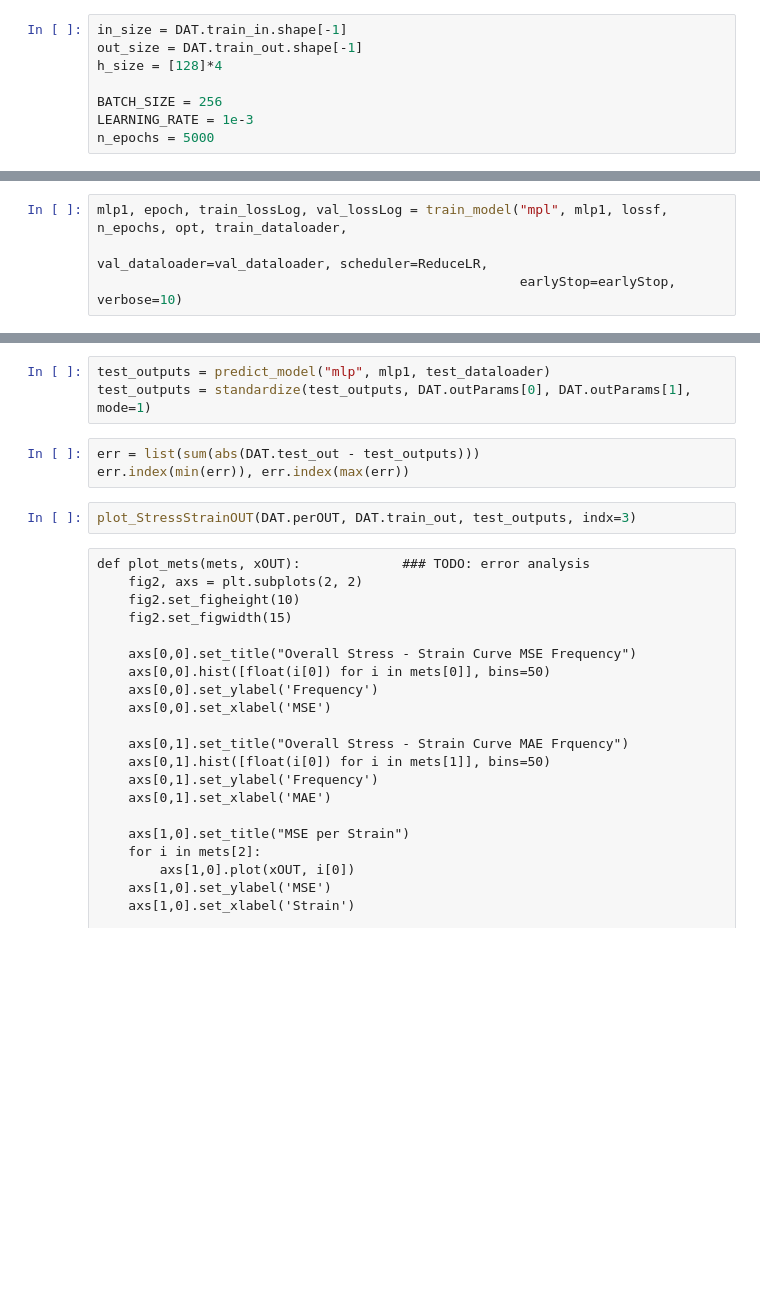
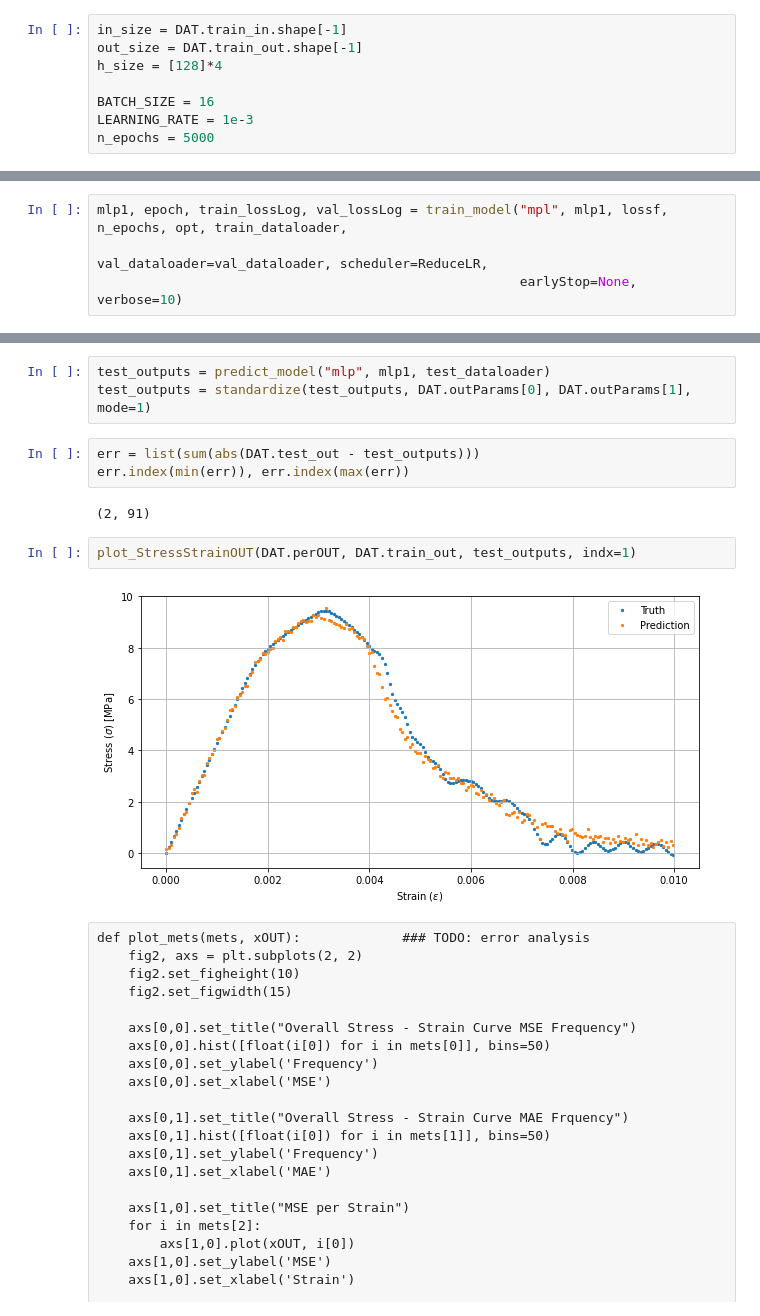
Before and after one commit to niccoforte/NF-PhD-gitRepo, a Jupyter notebook: code/MLP.ipynb, the cells around one changed output, grey strips where cells are left out. Cells and saved outputs as stored; diff of their text form; blank space fills up the shorter version.

```diff
--- a/code/MLP.ipynb
+++ b/code/MLP.ipynb
@@ -30,7 +30,7 @@ in_size = DAT.train_in.shape[-1]
 out_size = DAT.train_out.shape[-1]
 h_size = [128]*4
 
-BATCH_SIZE = 256
+BATCH_SIZE = 16
 LEARNING_RATE = 1e-3
 n_epochs = 5000
 # %%
@@ -76,4 +76,4 @@ Estimated Total Size (MB): 3.91
 # %%
 mlp1, epoch, train_lossLog, val_lossLog = train_model("mpl", mlp1, lossf, n_epochs, opt, train_dataloader,
                                                       val_dataloader=val_dataloader, scheduler=ReduceLR,
-                                                      earlyStop=earlyStop, verbose=10)
+                                                      earlyStop=None, verbose=10)
@@ -85,8 +105,12 @@ test_outputs = standardize(test_outputs, DAT.outParams[0], DAT.outParams[1], mod
 # %%
 err = list(sum(abs(DAT.test_out - test_outputs)))
 err.index(min(err)), err.index(max(err))
+# %% [output]
+(2, 91)
 # %%
-plot_StressStrainOUT(DAT.perOUT, DAT.train_out, test_outputs, indx=3)
+plot_StressStrainOUT(DAT.perOUT, DAT.train_out, test_outputs, indx=1)
+# %% [output]
+[figure, added]
 # %% [raw]
 def plot_mets(mets, xOUT):             ### TODO: error analysis
     fig2, axs = plt.subplots(2, 2)
```
Also changed, not shown: parts of 12 cells of this notebook.
